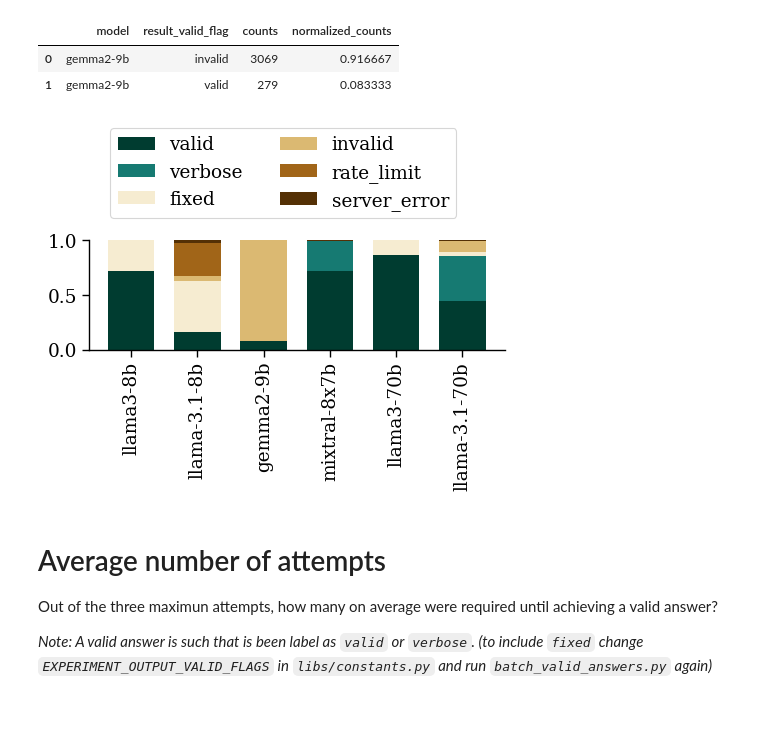
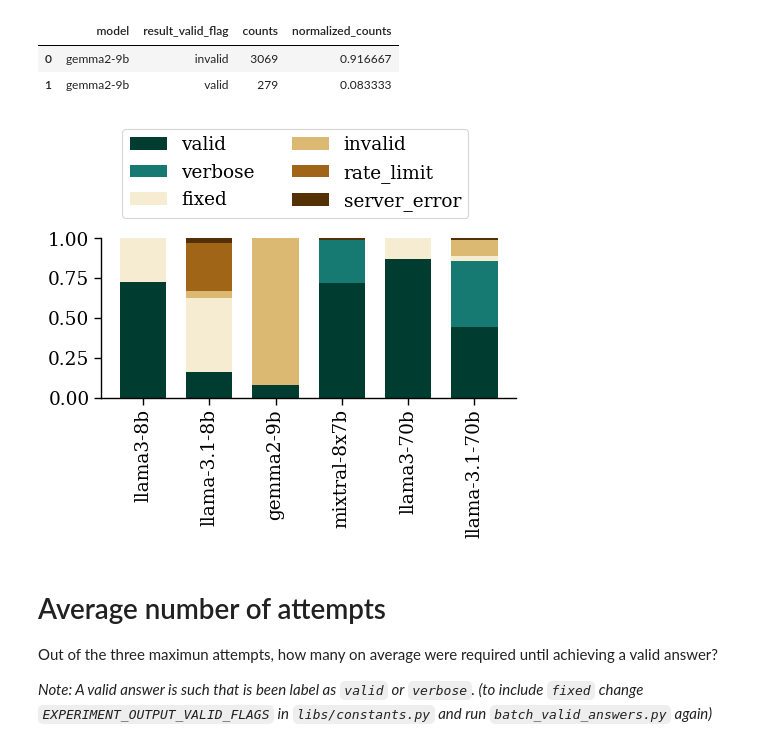
Before and after one commit to CSHVienna/LLMScholarBench, a Jupyter notebook: Auditor/notebooks/1_basic_stats.ipynb, the cells around one changed output. Cells and saved outputs as stored; diff of their text form; code cells hidden in the pictures; blank space fills up the shorter version.

```diff
--- a/Auditor/notebooks/1_basic_stats.ipynb
+++ b/Auditor/notebooks/1_basic_stats.ipynb
@@ -43,18 +43,18 @@ df_normalized.head(2)
 # %%
 fn = io.path_join(PLOTS_PATH, 'val_validity_of_responses.pdf')
 vis.plot_barplot(df_normalized, x_col='model', y_col='normalized_counts',
                      group_col='result_valid_flag',
                      x_order = constants.LLMS,
                      group_order = constants.EXPERIMENT_OUTPUT_VALIDATION_FLAGS,
                      colors = constants.EXPERIMENT_OUTPUT_VALIDATION_FLAGS_COLORS,
                      xlabel_rotation=90,
                      bar_width=constants.PLOT_BAR_WIDTH,
                      xlabel='', ylabel='',
                      legend_kwargs = constants.PLOT_LEGEND_KWARGS_BARPLOT,
-                     figsize=constants.PLOT_FIGSIZE,
+                     figsize=constants.PLOT_FIGSIZE_BAR,
                      fn=fn)
 # %% [output]
-[figure, old version]
+[figure, new version]
 # %% [markdown]
 # Average number of attempts
 Out of the three maximun attempts, how many on average were required until achieving a valid answer?
```
Also changed, not shown: parts of 2 cells of this notebook, 14 other files.
